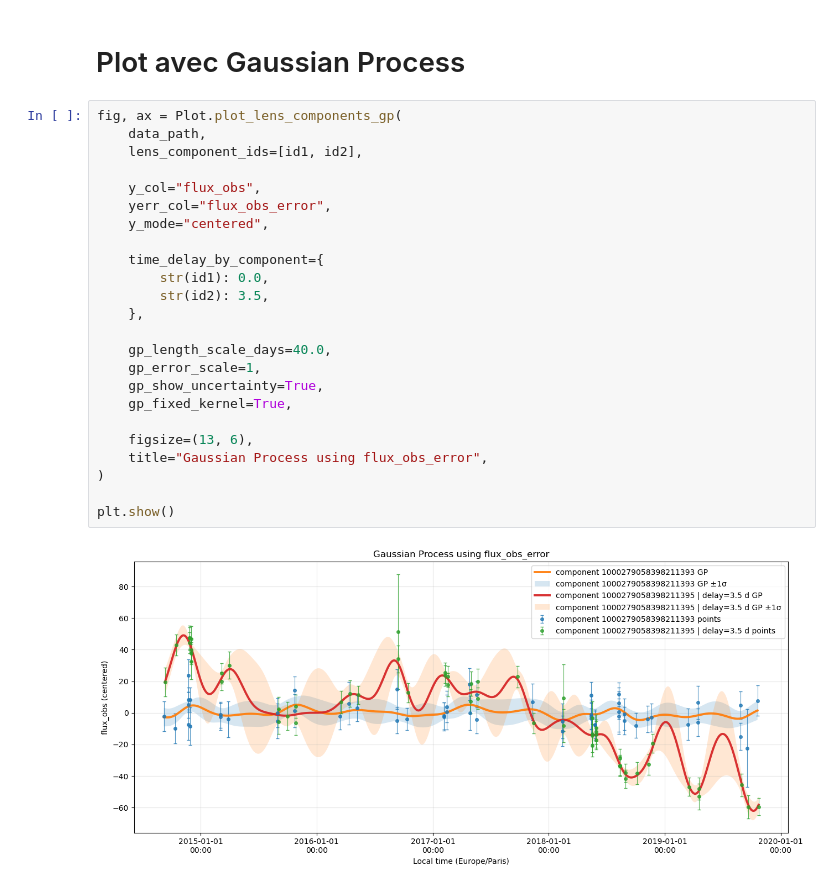
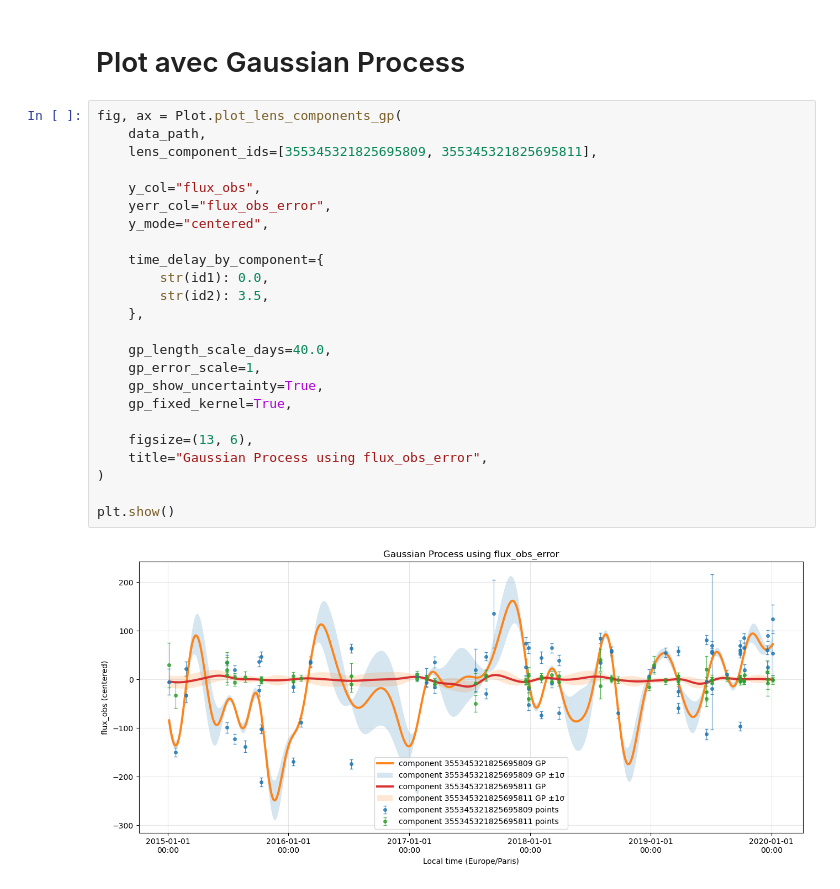
Before and after one commit to Putofsky/TiLDe, a Jupyter notebook: NoteBooks/ShowOff.ipynb, the cells around one changed output. Saved outputs shown, nothing was run; the diff lists cells and outputs as text.

```diff
--- a/NoteBooks/ShowOff.ipynb
+++ b/NoteBooks/ShowOff.ipynb
@@ -67,27 +68,27 @@ plt.show()
 # %%
 fig, ax = Plot.plot_lens_components_gp(
     data_path,
-    lens_component_ids=[id1, id2],
+    lens_component_ids=[355345321825695809, 355345321825695811],
 
     y_col="flux_obs",
     yerr_col="flux_obs_error",
     y_mode="centered",
 
     time_delay_by_component={
         str(id1): 0.0,
         str(id2): 3.5,
     },
 
     gp_length_scale_days=40.0,
     gp_error_scale=1,
     gp_show_uncertainty=True,
     gp_fixed_kernel=True,
 
     figsize=(13, 6),
     title="Gaussian Process using flux_obs_error",
 )
 
 plt.show()
 # %% [output]
-[figure, old version]
+[figure, new version]
 # %%
```
Also changed, not shown: parts of 2 cells of this notebook, 1 other file.
